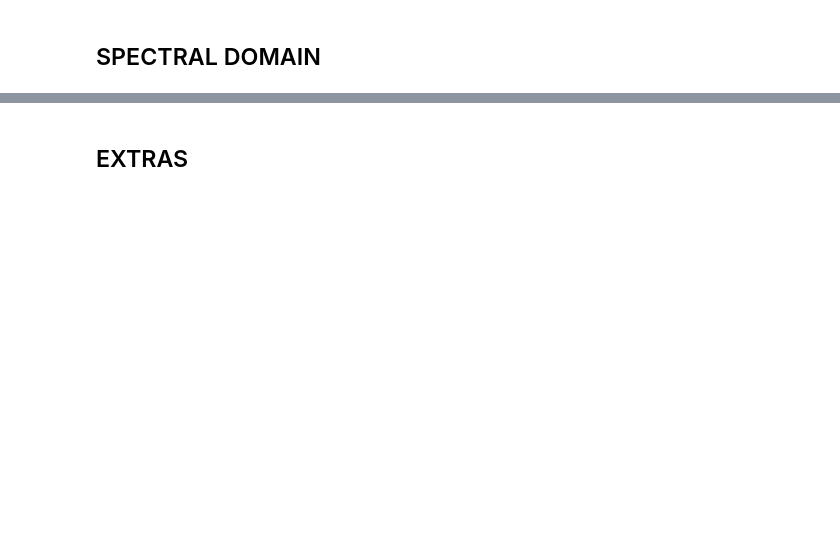
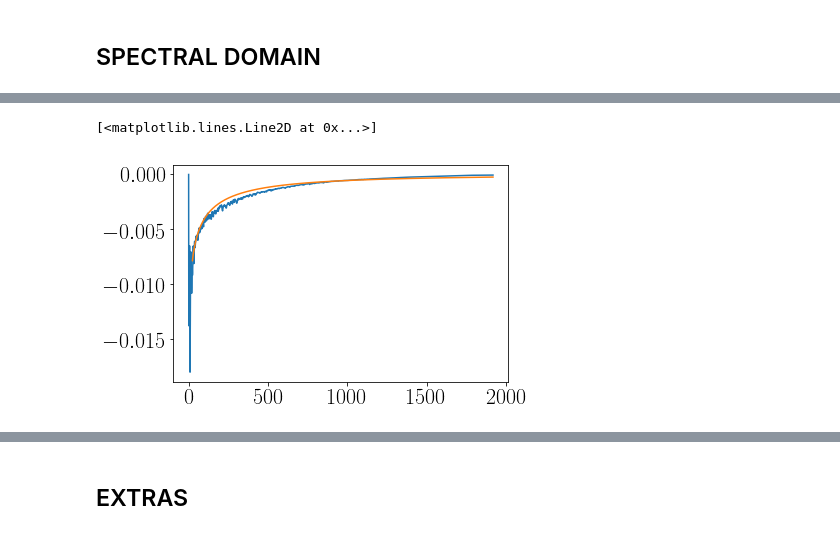
Before and after one commit to wenegrat/SI_ON_A_SLOPE, a Jupyter notebook: SIBasicAnalysis.ipynb, the cells around one changed output, grey strips where cells are left out. Cells and saved outputs as stored; diff of their text form; code cells hidden in the pictures; blank space fills up the shorter version.

```diff
--- a/SIBasicAnalysis.ipynb
+++ b/SIBasicAnalysis.ipynb
@@ -980,0 +1200,10 @@ cb.set_label('$log_{10}(m^2s^{-3})$')
+# %%
+tht = tht[0,0,0]
+# %%
+#cd = 2e-3
+plt.plot(tauy)
+tautheory = -1035*cd*(Vi - HT*N**2*tht/(1e-4*(1+N**2*tht**2/1e-8)))**2
+plt.plot(tautheory)
+# %% [output]
+[<matplotlib.lines.Line2D at 0x...>]
+[figure, added]
```
Also changed, not shown: parts of 66 cells of this notebook, 16 other files.
